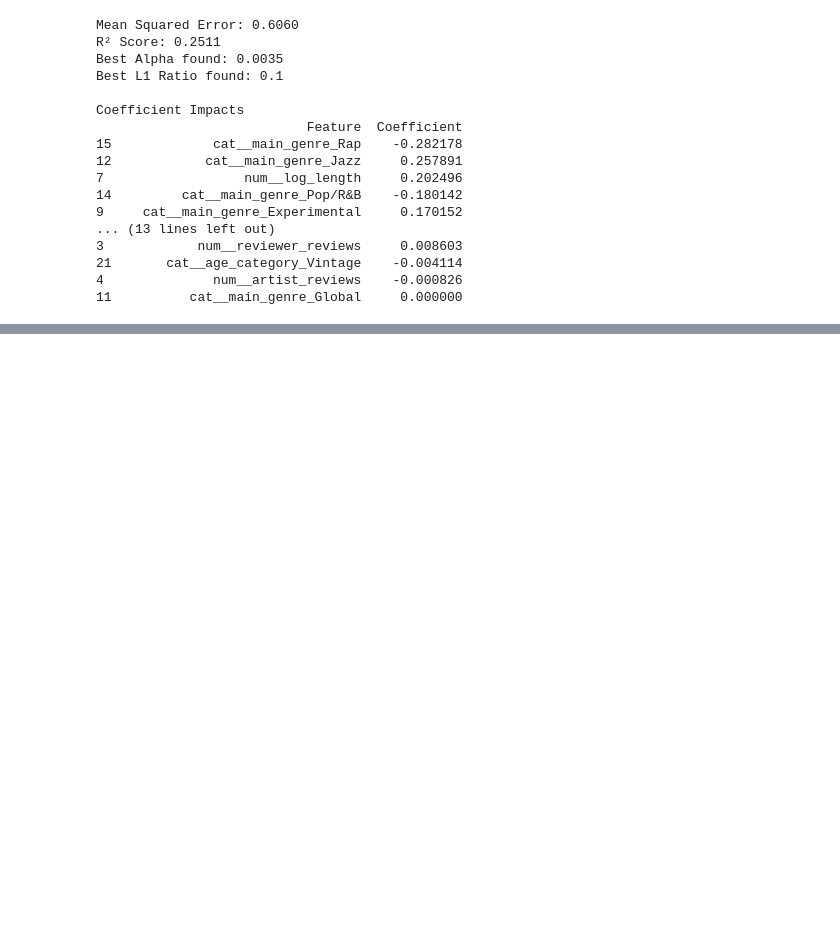
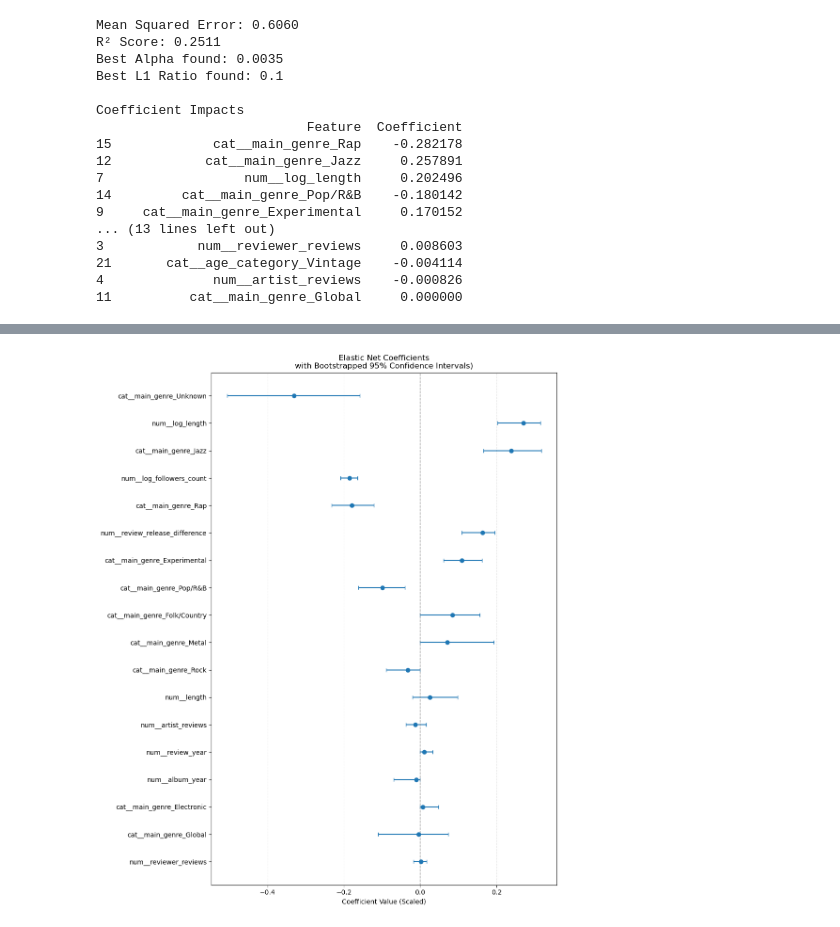
Before and after one commit to skunitzlevy/ds6021-pitchfork, a Jupyter notebook: models.ipynb, the cells around one changed output, grey strips where cells are left out. Cells and saved outputs as stored; diff of their text form; code cells hidden in the pictures; blank space fills up the shorter version.

Commit message:
added bootstrap elastic net

```diff
--- a/models.ipynb
+++ b/models.ipynb
@@ -603,0 +606,87 @@ Coefficient Impacts
+# %%
+X = df[['album_year', 'length', 'log_followers_count',
+              'reviewer_reviews', 'artist_reviews', 'main_genre', 'review_release_difference', 'review_year','log_length']]
+y = df['score']
+
+# Train-Test Split
+X_train, X_test, y_train, y_test = train_test_split(X, y, test_size=0.2, random_state=42)
+
+# Preprocess data
+numeric_features = ['album_year', 'length', 'log_followers_count',
+                    'reviewer_reviews', 'artist_reviews','review_release_difference', 'review_year', 'log_length']
+categorical_features = ['main_genre']
+
+preprocessor = ColumnTransformer(
+    transformers=[
+        ('num', StandardScaler(), numeric_features),
+        ('cat', OneHotEncoder(handle_unknown='ignore'), categorical_features)
+    ])
+
+# 1. Fit the preprocessor ONCE on the full training set to lock in feature names/shapes
+X_train_processed = preprocessor.fit_transform(X_train)
+X_test_processed = preprocessor.transform(X_test)
+feature_names = preprocessor.get_feature_names_out()
+
+# 2. Bootstrapping Loop
+bootstrap_coefs = []
+
+for i in range(100):
+    indices = resample(np.arange(X_train_processed.shape[0]), replace=True, random_state=i)
+
+    X_resampled = X_train_processed[indices]
+    y_resampled = y_train.iloc[indices]
+
+    model = ElasticNetCV(
+        l1_ratio=[0.1, 0.5, 0.7, 0.9, 0.95, 0.99, 1.0],
+        cv=5,
+        random_state=42,
+        max_iter=10000,
+        n_jobs=-1
+    )
+
+    model.fit(X_resampled, y_resampled)
+    bootstrap_coefs.append(model.coef_)
+
+# 3. Aggregate Results
+bootstrap_coefs = np.array(bootstrap_coefs)
+
+# Calculate Mean and 95% CI (2.5th and 97.5th percentiles)
+coef_mean = np.mean(bootstrap_coefs, axis=0)
+coef_lower = np.percentile(bootstrap_coefs, 2.5, axis=0)
+coef_upper = np.percentile(bootstrap_coefs, 97.5, axis=0)
+
+# Create Summary DataFrame
+plot_df = pd.DataFrame({
+    'Feature': feature_names,
+    'Coefficient': coef_mean,
+    'CI_Lower': coef_lower,
+    'CI_Upper': coef_upper
+})
+
+# Calculate error bar size (distance from mean)
+plot_df['Error_Min'] = plot_df['Coefficient'] - plot_df['CI_Lower']
+plot_df['Error_Max'] = plot_df['CI_Upper'] - plot_df['Coefficient']
+
+# Sort by absolute coefficient size for cleaner plotting
+plot_df['Abs_Coeff'] = plot_df['Coefficient'].abs()
+plot_df = plot_df.sort_values(by='Abs_Coeff', ascending=True)
+
+# 4. Generate Forest Plot
+plt.figure(figsize=(10, 12))
+plt.errorbar(
+    x=plot_df['Coefficient'],
+    y=plot_df['Feature'],
+    xerr=[plot_df['Error_Min'], plot_df['Error_Max']],
+    fmt='o',
+    capsize=3,
+)
+
+plt.axvline(x=0, color='gray', linestyle='--', linewidth=1)
+plt.title(f'Elastic Net Coefficients\nwith Bootstrapped 95% Confidence Intervals)')
+plt.xlabel('Coefficient Value (Scaled)')
+plt.grid(axis='x', linestyle=':', alpha=0.6)
+plt.tight_layout()
+
+plt.show()
+# %% [output]
+[figure, added]
```
Also changed, not shown: parts of 1 cell of this notebook.
